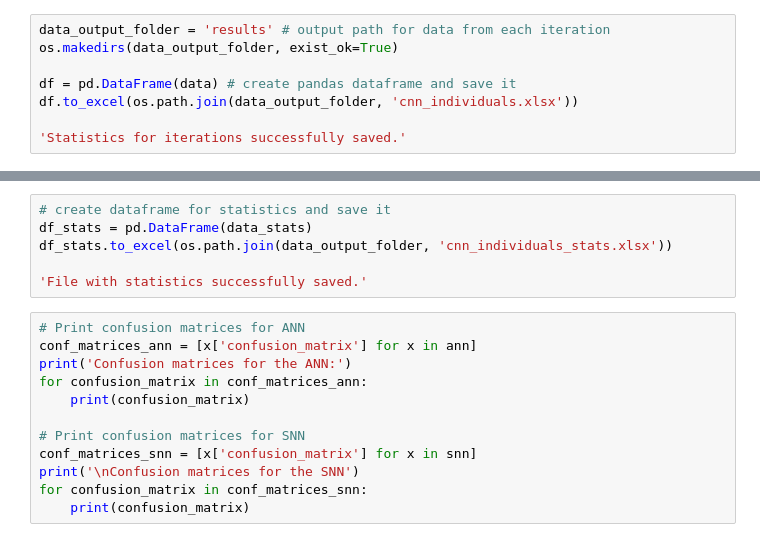
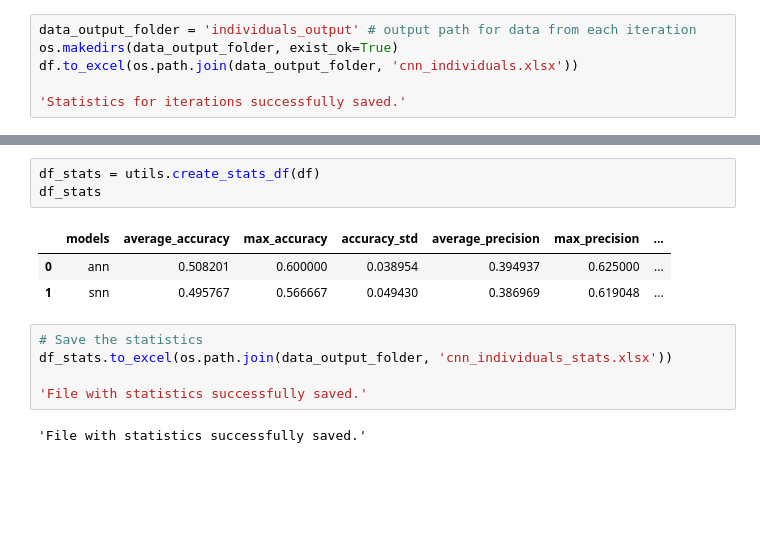
Before and after one commit to honzikv/use-of-snn, a Jupyter notebook: thesis_experiments/bnci_horizon_dataset_exp/bnci_horizon_convnet_individuals.ipynb, the cells around one changed output, grey strips where cells are left out. Drawn from its saved outputs; the diff is of its cells as text; blank space fills up the shorter version.

```diff
--- a/thesis_experiments/bnci_horizon_dataset_exp/bnci_horizon_convnet_individuals.ipynb
+++ b/thesis_experiments/bnci_horizon_dataset_exp/bnci_horizon_convnet_individuals.ipynb
@@ -242,8 +118,6 @@ data
 # %%
-data_output_folder = 'results' # output path for data from each iteration
+data_output_folder = 'individuals_output' # output path for data from each iteration
 os.makedirs(data_output_folder, exist_ok=True)
-
-df = pd.DataFrame(data) # create pandas dataframe and save it
 df.to_excel(os.path.join(data_output_folder, 'cnn_individuals.xlsx'))
 
 'Statistics for iterations successfully saved.'
@@ -278,18 +126,14 @@ data_stats
+# %%
+df_stats = utils.create_stats_df(df)
+df_stats
+# %% [output]
+|  | models | average_accuracy | max_accuracy | accuracy_std | average_precision | max_precision | ... |
+| 0 | ann | 0.508201 | 0.600000 | 0.038954 | 0.394937 | 0.625000 | ... |
+| 1 | snn | 0.495767 | 0.566667 | 0.049430 | 0.386969 | 0.619048 | ... |
 # %%
-# create dataframe for statistics and save it
-df_stats = pd.DataFrame(data_stats)
+# Save the statistics
 df_stats.to_excel(os.path.join(data_output_folder, 'cnn_individuals_stats.xlsx'))
 
 'File with statistics successfully saved.'
+# %% [output]
+'File with statistics successfully saved.'
-# %%
-# Print confusion matrices for ANN
-conf_matrices_ann = [x['confusion_matrix'] for x in ann]
-print('Confusion matrices for the ANN:')
-for confusion_matrix in conf_matrices_ann:
-    print(confusion_matrix)
-
-# Print confusion matrices for SNN
-conf_matrices_snn = [x['confusion_matrix'] for x in snn]
-print('\nConfusion matrices for the SNN')
-for confusion_matrix in conf_matrices_snn:
-    print(confusion_matrix)
```
Also changed, not shown: parts of 13 cells of this notebook, 7 other files.
